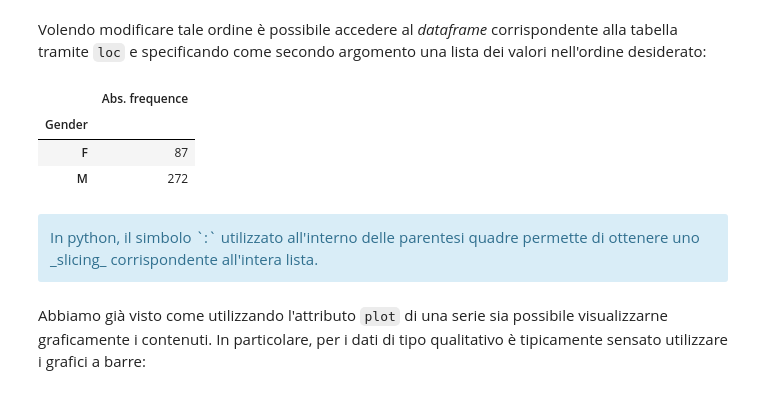
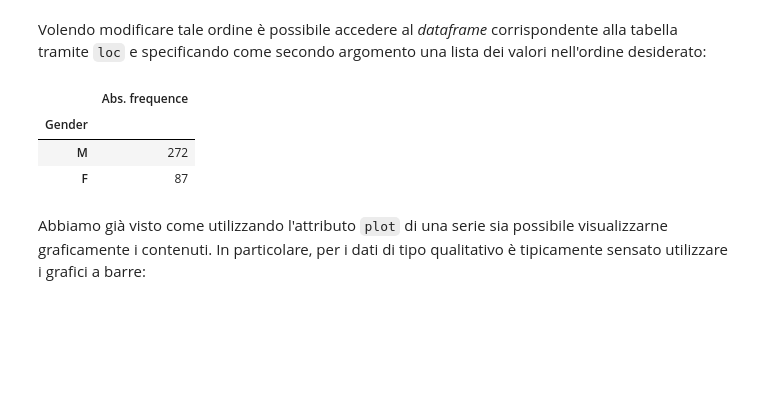
Before and after one commit to dariomalchiodi/superhero-datascience, a Jupyter notebook: content/L03-Dati_e_frequenze.ipynb, the cells around one changed output. Cells and saved outputs as stored; diff of their text form; code cells hidden in the pictures; blank space fills up the shorter version.

```diff
--- a/content/L03-Dati_e_frequenze.ipynb
+++ b/content/L03-Dati_e_frequenze.ipynb
@@ -216,16 +227,12 @@ gender_freq
 # %% [markdown]
 Volendo modificare tale ordine è possibile accedere al _dataframe_ corrispondente alla tabella tramite `loc` e specificando come secondo argomento una lista dei valori nell'ordine desiderato:
 # %%
-gender_freq.loc[['F', 'M'], :]
+gender_freq.loc[['M', 'F']]
 # %% [output]
 |  | Abs. frequence |
 | Gender |  |
+| M | 272 |
 | F | 87 |
-| M | 272 |
-# %% [markdown]
-<div class="alert alert-info">
-In python, il simbolo `:` utilizzato all'interno delle parentesi quadre permette di ottenere uno _slicing_ corrispondente all'intera lista.
-</div>
 # %% [markdown]
 Abbiamo già visto come utilizzando l'attributo `plot` di una serie sia possibile visualizzarne graficamente i contenuti. In particolare, per i dati di tipo qualitativo è tipicamente sensato utilizzare i grafici a barre:
 # %%
```
Also changed, not shown: parts of 13 cells of this notebook.
